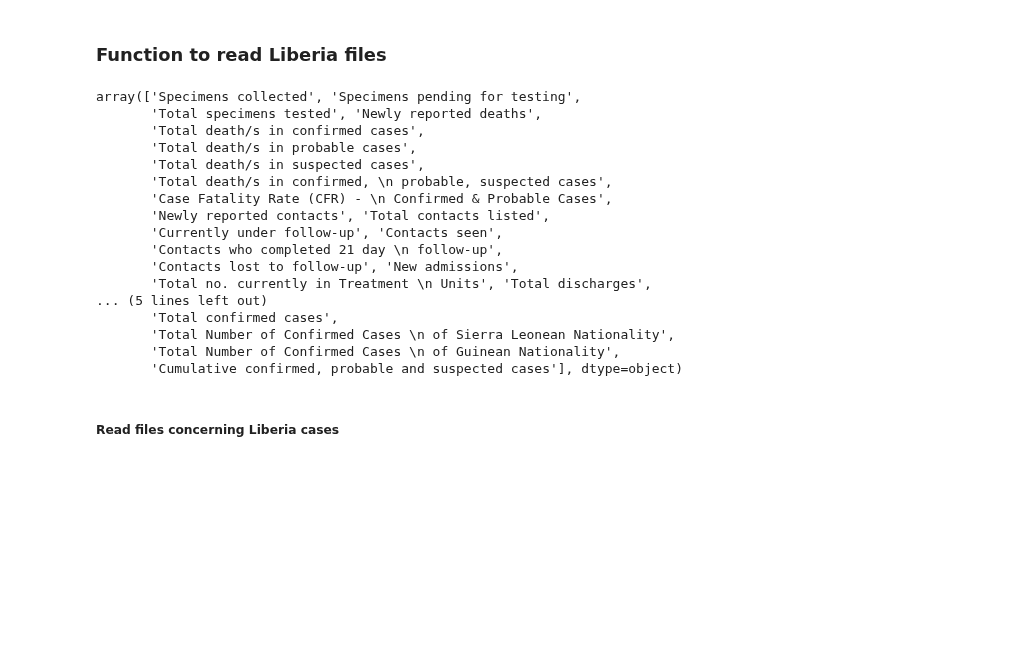
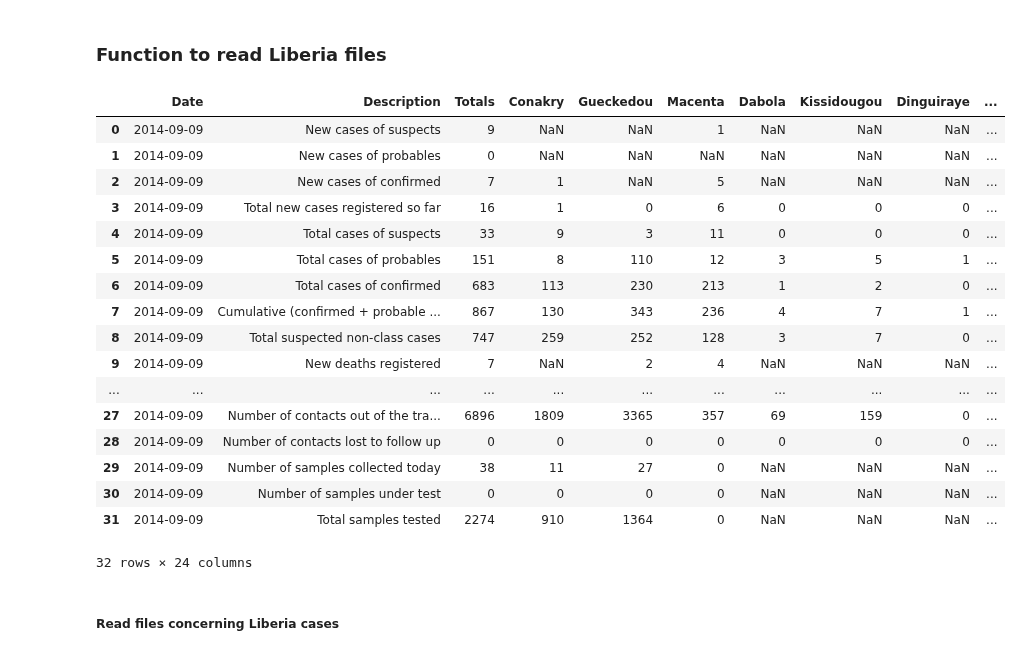
Before and after one commit to adamkozak/ADA2017-project, a Jupyter notebook: Homework/01 - Pandas and Data Wrangling/Homework 1.ipynb, the cells around one changed output. Cells and saved outputs as stored; diff of their text form; code cells hidden in the pictures; blank space fills up the shorter version.

```diff
--- a/Homework/01 - Pandas and Data Wrangling/Homework 1.ipynb
+++ b/Homework/01 - Pandas and Data Wrangling/Homework 1.ipynb
@@ -95,25 +104,26 @@ def read_data_liberia(file_list, columns):
 
     return df
 # %%
-pd.read_csv('./Data/ebola/liberia_data/2014-11-04-v173.csv').Variable.values
+pd.read_csv('./Data/ebola/guinea_data\\2014-09-09.csv')
 # %% [output]
+|  | Date | Description | Totals | Conakry | Gueckedou | Macenta | Dabola | Kissidougou | Dinguiraye | ... |
+| 0 | 2014-09-09 | New cases of suspects | 9 | NaN | NaN | 1 | NaN | NaN | NaN | ... |
+| 1 | 2014-09-09 | New cases of probables | 0 | NaN | NaN | NaN | NaN | NaN | NaN | ... |
+| 2 | 2014-09-09 | New cases of confirmed | 7 | 1 | NaN | 5 | NaN | NaN | NaN | ... |
+| 3 | 2014-09-09 | Total new cases registered so far | 16 | 1 | 0 | 6 | 0 | 0 | 0 | ... |
+| 4 | 2014-09-09 | Total cases of suspects | 33 | 9 | 3 | 11 | 0 | 0 | 0 | ... |
+| 5 | 2014-09-09 | Total cases of probables | 151 | 8 | 110 | 12 | 3 | 5 | 1 | ... |
+| 6 | 2014-09-09 | Total cases of confirmed | 683 | 113 | 230 | 213 | 1 | 2 | 0 | ... |
+| 7 | 2014-09-09 | Cumulative (confirmed + probable ... | 867 | 130 | 343 | 236 | 4 | 7 | 1 | ... |
+| 8 | 2014-09-09 | Total suspected non-class cases | 747 | 259 | 252 | 128 | 3 | 7 | 0 | ... |
+| 9 | 2014-09-09 | New deaths registered | 7 | NaN | 2 | 4 | NaN | NaN | NaN | ... |
+| ... | ... | ... | ... | ... | ... | ... | ... | ... | ... | ... |
+| 27 | 2014-09-09 | Number of contacts out of the tra... | 6896 | 1809 | 3365 | 357 | 69 | 159 | 0 | ... |
+| 28 | 2014-09-09 | Number of contacts lost to follow up | 0 | 0 | 0 | 0 | 0 | 0 | 0 | ... |
+| 29 | 2014-09-09 | Number of samples collected today | 38 | 11 | 27 | 0 | NaN | NaN | NaN | ... |
+| 30 | 2014-09-09 | Number of samples under test | 0 | 0 | 0 | 0 | NaN | NaN | NaN | ... |
+| 31 | 2014-09-09 | Total samples tested | 2274 | 910 | 1364 | 0 | NaN | NaN | NaN | ... |
-array(['Specimens collected', 'Specimens pending for testing',
-       'Total specimens tested', 'Newly reported deaths',
-       'Total death/s in confirmed cases',
-       'Total death/s in probable cases',
-       'Total death/s in suspected cases',
-       'Total death/s in confirmed, \n probable, suspected cases',
-       'Case Fatality Rate (CFR) - \n Confirmed & Probable Cases',
-       'Newly reported contacts', 'Total contacts listed',
-       'Currently under follow-up', 'Contacts seen',
-       'Contacts who completed 21 day \n follow-up',
-       'Contacts lost to follow-up', 'New admissions',
-       'Total no. currently in Treatment \n Units', 'Total discharges',
-... (5 lines left out)
-       'Total confirmed cases',
-       'Total Number of Confirmed Cases \n of Sierra Leonean Nationality',
-       'Total Number of Confirmed Cases \n of Guinean Nationality',
-       'Cumulative confirmed, probable and suspected cases'], dtype=object)
+32 rows × 24 columns
 # %% [markdown]
 ##### Read files concerning Liberia cases
 # %%
```
Also changed, not shown: parts of 15 cells of this notebook.
